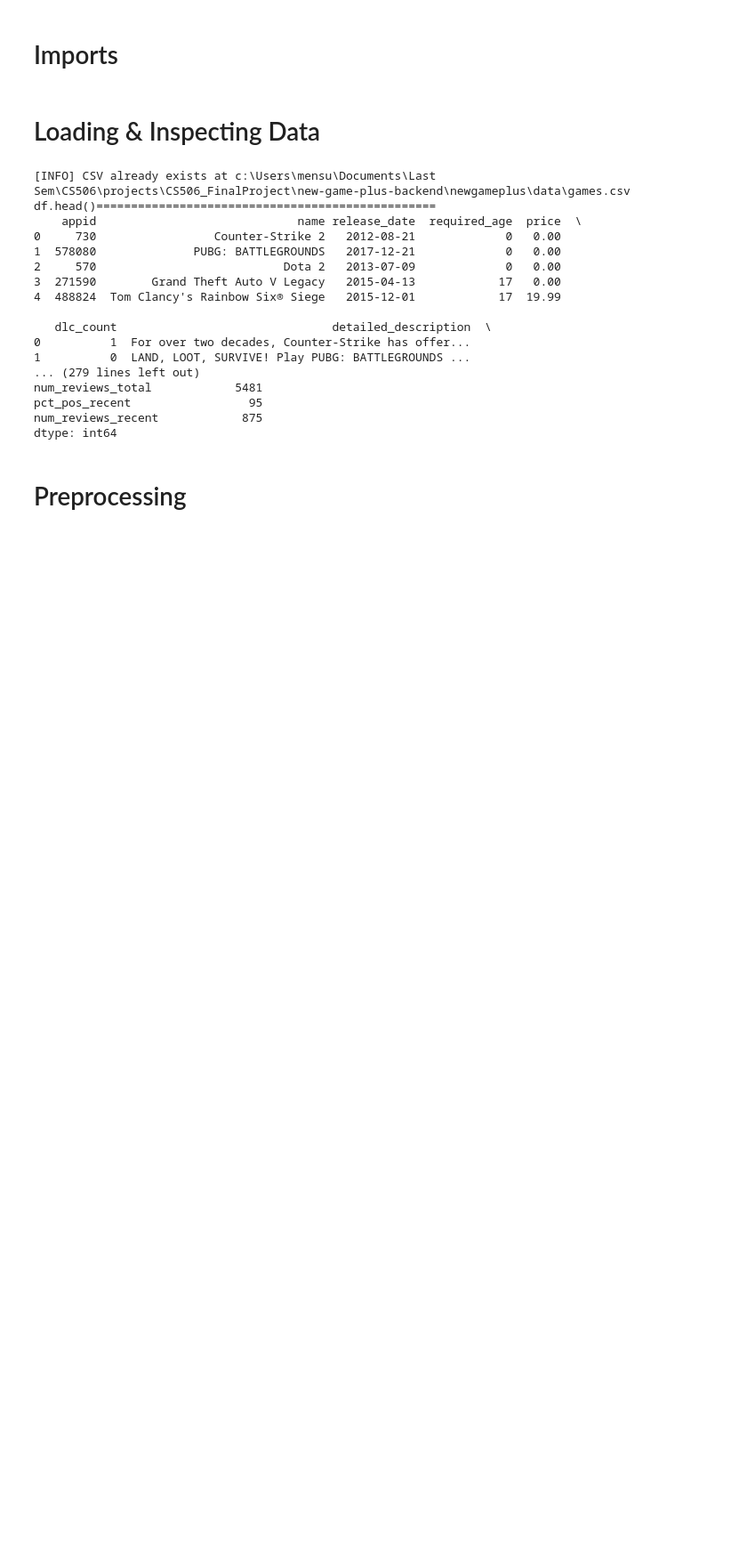
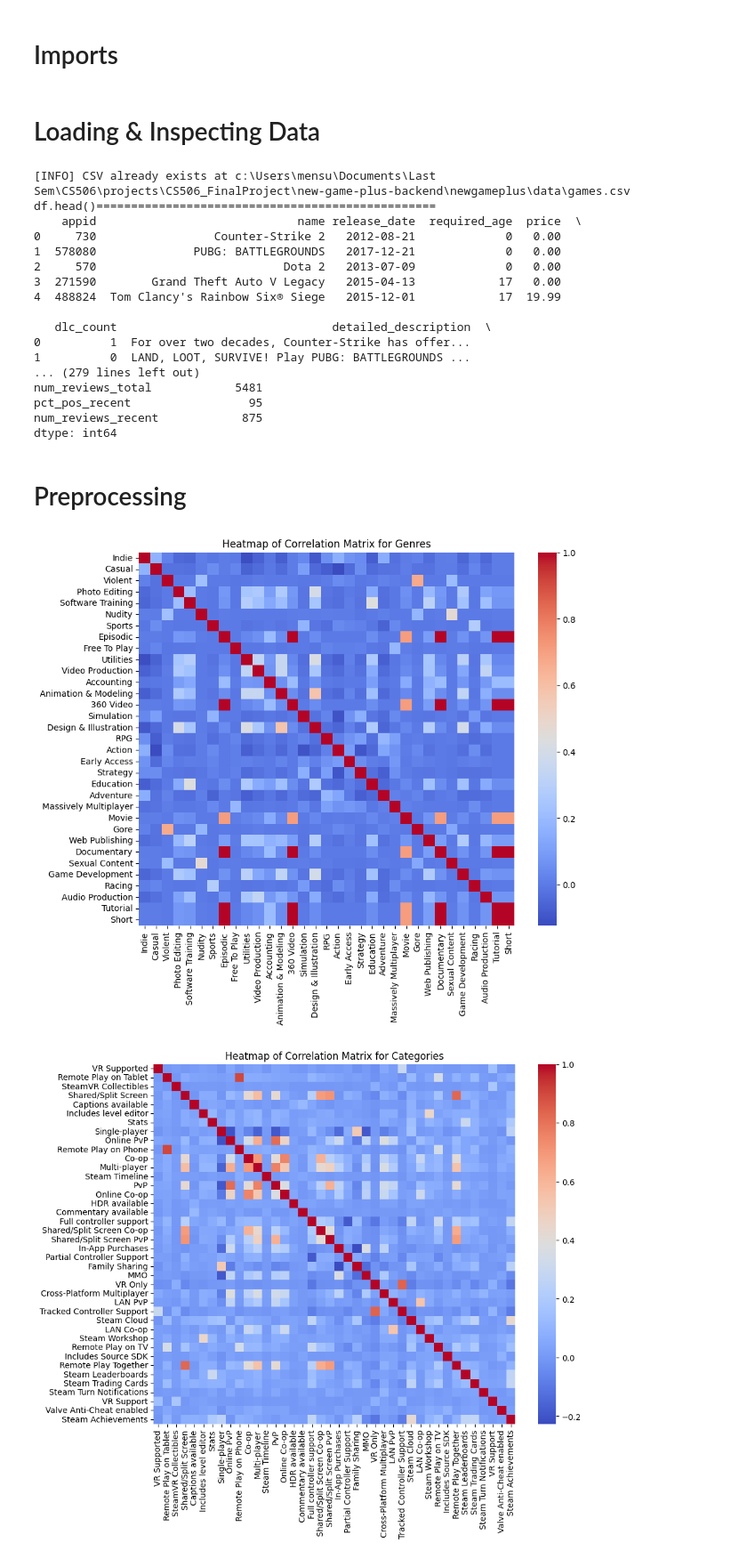
Before and after one commit to bvogler10/CS506_FinalProject, a Jupyter notebook: new-game-plus-backend/newgameplus/notebook.ipynb, the cells around one changed output. Shown at 89% size. Drawn from its saved outputs; the diff is of its cells as text; code cells hidden in the pictures; blank space fills up the shorter version.

Commit message:
added siloutte score and data visualization for feature correlation

```diff
--- a/new-game-plus-backend/newgameplus/notebook.ipynb
+++ b/new-game-plus-backend/newgameplus/notebook.ipynb
@@ -193,3 +191,32 @@ df['linux'] = df['linux'].astype(int)
 # %%
 # drop datetime
 df = df.drop('release_date_cleaned', axis=1)
+# %%
+# heatmap correlation for genres
+# we can find out what genres to drop (the dependent ones)
+X = df[unique_genre_list].copy()
+
+plt.figure(figsize=(10, 8))
+sns.heatmap(X.corr(), cmap="coolwarm")
+plt.title("Heatmap of Correlation Matrix for Genres")
+plt.show()
+
+# heatmap correlation for categories
+X = df[unique_categories_list].copy()
+plt.figure(figsize=(10, 8))
+sns.heatmap(X.corr(), cmap="coolwarm")
+plt.title("Heatmap of Correlation Matrix for Categories")
+plt.show()
+
+remaining_columns = [col for col in df.columns if col not in unique_genre_list + unique_categories_list]
+# heatmap correlation for categories
+X = df[remaining_columns].copy()
+plt.figure(figsize=(10, 8))
+sns.heatmap(X.corr(), cmap="coolwarm")
+plt.title("Heatmap of Correlation Matrix for Rest Features")
+plt.show()
+
+# TODO: merge similar features based on this
+# %% [output]
+[figure, added]
+[figure, added]
```
Also changed, not shown: parts of 12 cells of this notebook, 2 other files.
